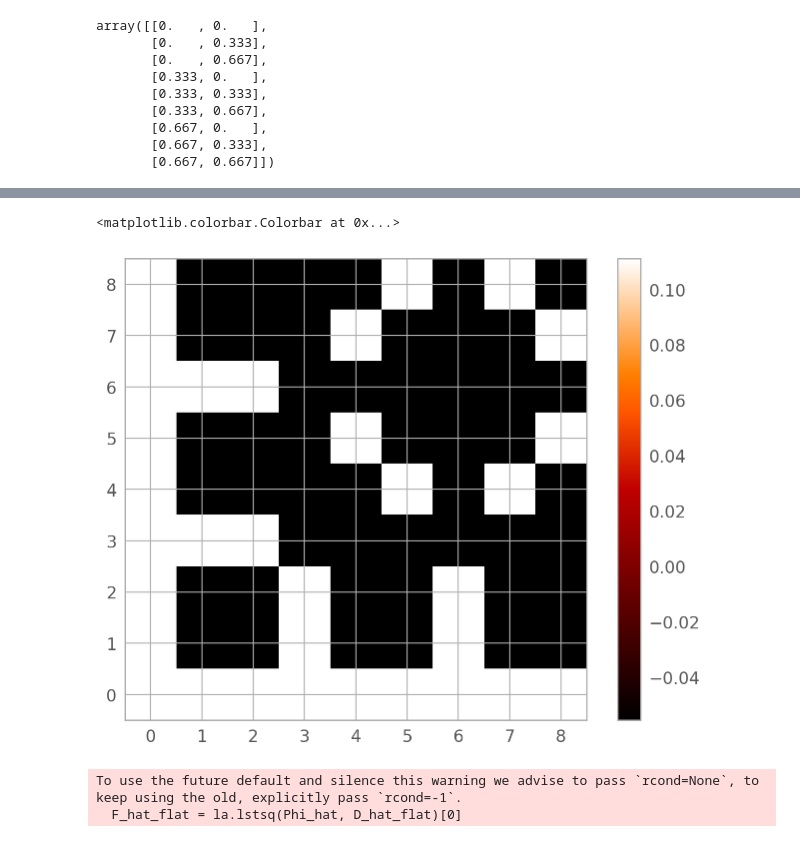
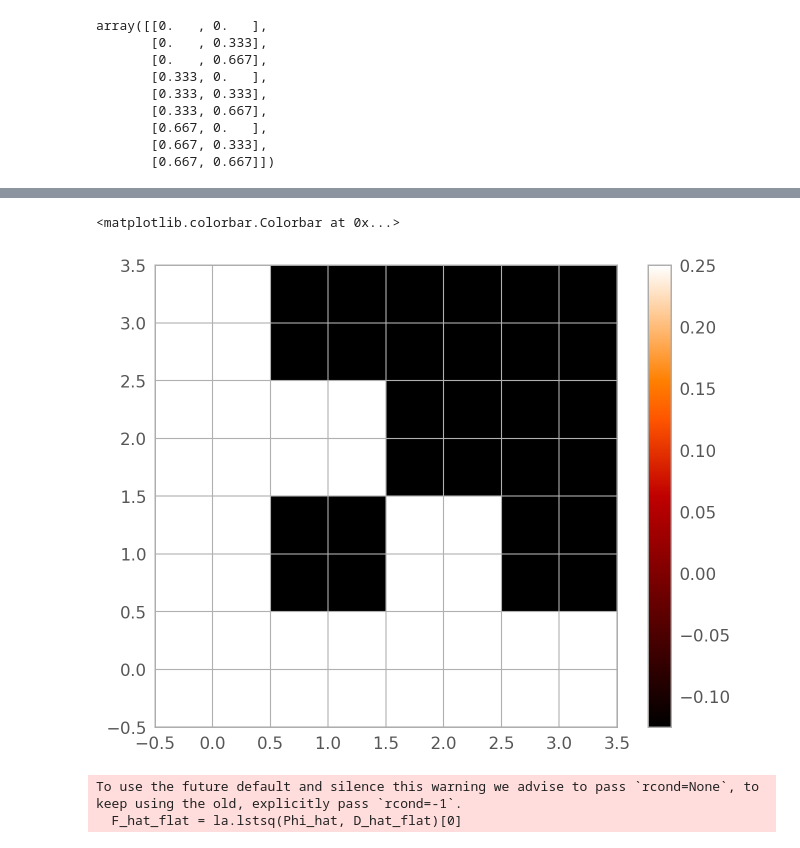
Before and after one commit to Chisen-Lupus/proper-dither, a Jupyter notebook: demo.ipynb, the cells around one changed output, grey strips where cells are left out. Drawn from its saved outputs; the diff is of its cells as text; code cells hidden in the pictures.

```diff
--- a/demo.ipynb
+++ b/demo.ipynb
@@ -564,7 +571,7 @@ plt.colorbar()
 # %% [markdown]
 Construct the 3-D ($9\times ny \times nx$) detection matrix $\hat{\textbf D}$
 # %%
-X, Y = np.meshgrid(np.arange(nx)/nx, np.arange(ny)/ny)
+Y, X = np.meshgrid(np.arange(nx)/nx, np.arange(ny)/ny)
 
 D_hat = []
 for i in range(N_image):
@@ -574,8 +581,8 @@ for i in range(N_image):
     # dy = centroids[i, 1]
     # dx = int(dx)
     # dy = int(dy)
-    dx = centroids_large[i, 0]
-    dy = centroids_large[i, 1]
+    dx = -centroids_large[i, 0]
+    dy = -centroids_large[i, 1]
     large_data_hat_shifted = large_data_hat*np.exp(-2*np.pi*1j*(X*dx+Y*dy))
     D_hat.append(large_data_hat_shifted)
     # D_hat.append(large_data_hat)
@@ -627,7 +634,7 @@ for i in range(N_image):
         mx = j//factor
         my = j%factor
         print(mx, dx, my, dy, -np.pi*(mx*dx+my*dy)/3)
-        Phi_hat[i, j] = np.exp(-2*np.pi*1j*(mx*dx+my*dy)/3)
+        Phi_hat[i, j] = np.exp(-2*np.pi*1j*(mx*dx+my*dy)/factor)
 Phi_hat = Phi_hat/N_image
 
 
@@ -801,11 +815,11 @@ array([[0.   , 0.   ],
 factor = 2
 
 test_atlas = [test_atlas[i] for i in [0, 1, 3, 4]]
-centroids = np.array([centroids[i] for i in [0, 1, 3, 4]])
-# centroids = np.array([[0, 0],
-#                      [0, 1/3],
-#                      [1/3, 0],
-#                      [1/3, 1/3]])
+# centroids = np.array([centroids[i] for i in [0, 1, 3, 4]])
+centroids = np.array([[0, 0],
+                     [0, -1/3],
+                     [-1/3, 0],
+                     [-1/3, -1/3]])
 # %%
 shifted_atlas = test_atlas
 
@@ -849,8 +855,8 @@ D_hat = []
 for i in range(len(large_atlas)):
     large_data = large_atlas[i]
     large_data_hat = fft.fft2(large_data)#, axes=(-1, -2))
-    dx = centroids[i, 0]*factor
-    dy = centroids[i, 1]*factor
+    dx = -centroids[i, 0]*factor
+    dy = -centroids[i, 1]*factor
     print(dx, dy)
     # # if i==0:
     # dx+=np.random.rand(1)/10
@@ -890,24 +892,24 @@ plt.tight_layout()
 # %%
 Phi_hat = np.zeros((factor**2, factor**2), dtype=D_hat.dtype)
 for i in range(factor**2):
     for j in range(factor**2):
-        dx = centroids[i, 0]*factor
-        dy = centroids[i, 1]*factor
+        dx = -centroids[i, 0]*factor
+        dy = -centroids[i, 1]*factor
         mx = j//factor
         my = j%factor
         # print(mx, dx, my, dy, -2*np.pi*(mx*dx+my*dy)/3)
         # print(-2*np.pi*(mx*dx+my*dy)/factor)
         Phi_hat[i, j] = np.exp(-2*np.pi*1j*(mx*dx+my*dy)/factor)
         # print(mx*dx+my*dy)
 Phi_hat = Phi_hat/factor**2
 
 # (Phi_hat*factor**2)
 
 plt.imshow(Phi_hat.real)
 plt.colorbar()
 # %% [output]
 <matplotlib.colorbar.Colorbar at 0x...>
-[figure, old version]
+[figure, new version]
 # %%
 _, nx, ny = D_hat.shape
 
```
Also changed, not shown: parts of 26 cells of this notebook.
